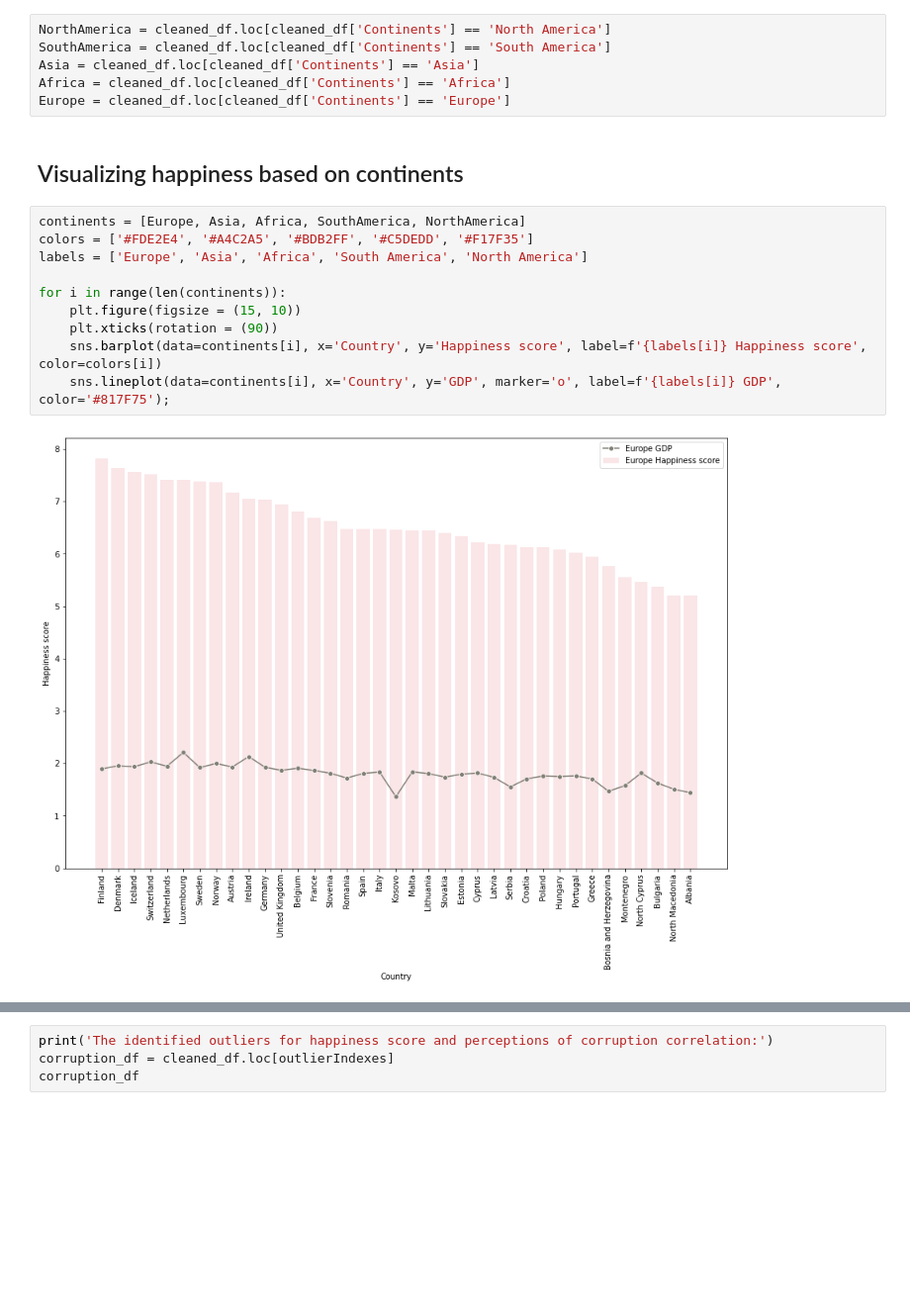
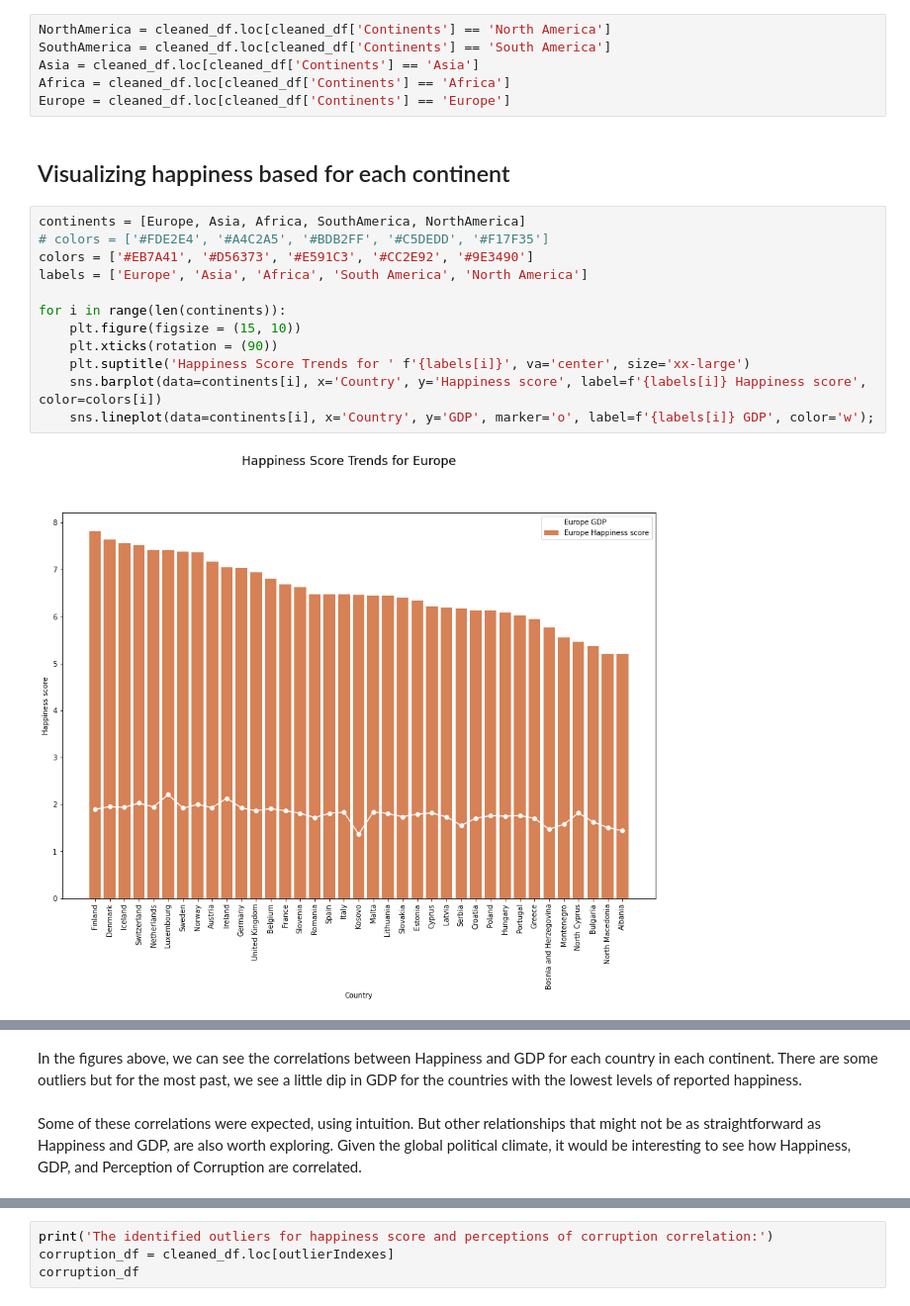
Before and after one commit to lauxpaux/HappinessResearch, a Jupyter notebook: HappinessDataExploration.ipynb, the cells around one changed output, grey strips where cells are left out. Shown at 99% size. Saved outputs shown, nothing was run; the diff lists cells and outputs as text; blank space fills up the shorter version.

```diff
--- a/HappinessDataExploration.ipynb
+++ b/HappinessDataExploration.ipynb
@@ -383,16 +347,18 @@ Asia = cleaned_df.loc[cleaned_df['Continents'] == 'Asia']
 Africa = cleaned_df.loc[cleaned_df['Continents'] == 'Africa']
 Europe = cleaned_df.loc[cleaned_df['Continents'] == 'Europe']
 # %% [markdown]
-## Visualizing happiness based on continents
+## Visualizing happiness based for each continent
 # %%
 continents = [Europe, Asia, Africa, SouthAmerica, NorthAmerica]
-colors = ['#FDE2E4', '#A4C2A5', '#BDB2FF', '#C5DEDD', '#F17F35']
+# colors = ['#FDE2E4', '#A4C2A5', '#BDB2FF', '#C5DEDD', '#F17F35']
+colors = ['#EB7A41', '#D56373', '#E591C3', '#CC2E92', '#9E3490']
 labels = ['Europe', 'Asia', 'Africa', 'South America', 'North America']
 
 for i in range(len(continents)):
     plt.figure(figsize = (15, 10))
     plt.xticks(rotation = (90))
+    plt.suptitle('Happiness Score Trends for ' f'{labels[i]}', va='center', size='xx-large')
     sns.barplot(data=continents[i], x='Country', y='Happiness score', label=f'{labels[i]} Happiness score', color=colors[i])
-    sns.lineplot(data=continents[i], x='Country', y='GDP', marker='o', label=f'{labels[i]} GDP', color='#817F75');
+    sns.lineplot(data=continents[i], x='Country', y='GDP', marker='o', label=f'{labels[i]} GDP', color='w');
 # %% [output]
-[figure, old version]
+[figure, new version]
@@ -403 +369,5 @@ for i in range(len(continents)):
+# %% [markdown]
+In the figures above, we can see the correlations between Happiness and GDP for each country in each continent. There are some outliers but for the most past, we see a little dip in GDP for the countries with the lowest levels of reported happiness.
+# %% [markdown]
+Some of these correlations were expected, using intuition. But other relationships that might not be as straightforward as Happiness and GDP, are also worth exploring. Given the global political climate, it would be interesting to see how Happiness, GDP, and Perception of Corruption are correlated.
 # %% [markdown]
```
Also changed, not shown: parts of 43 cells of this notebook.
